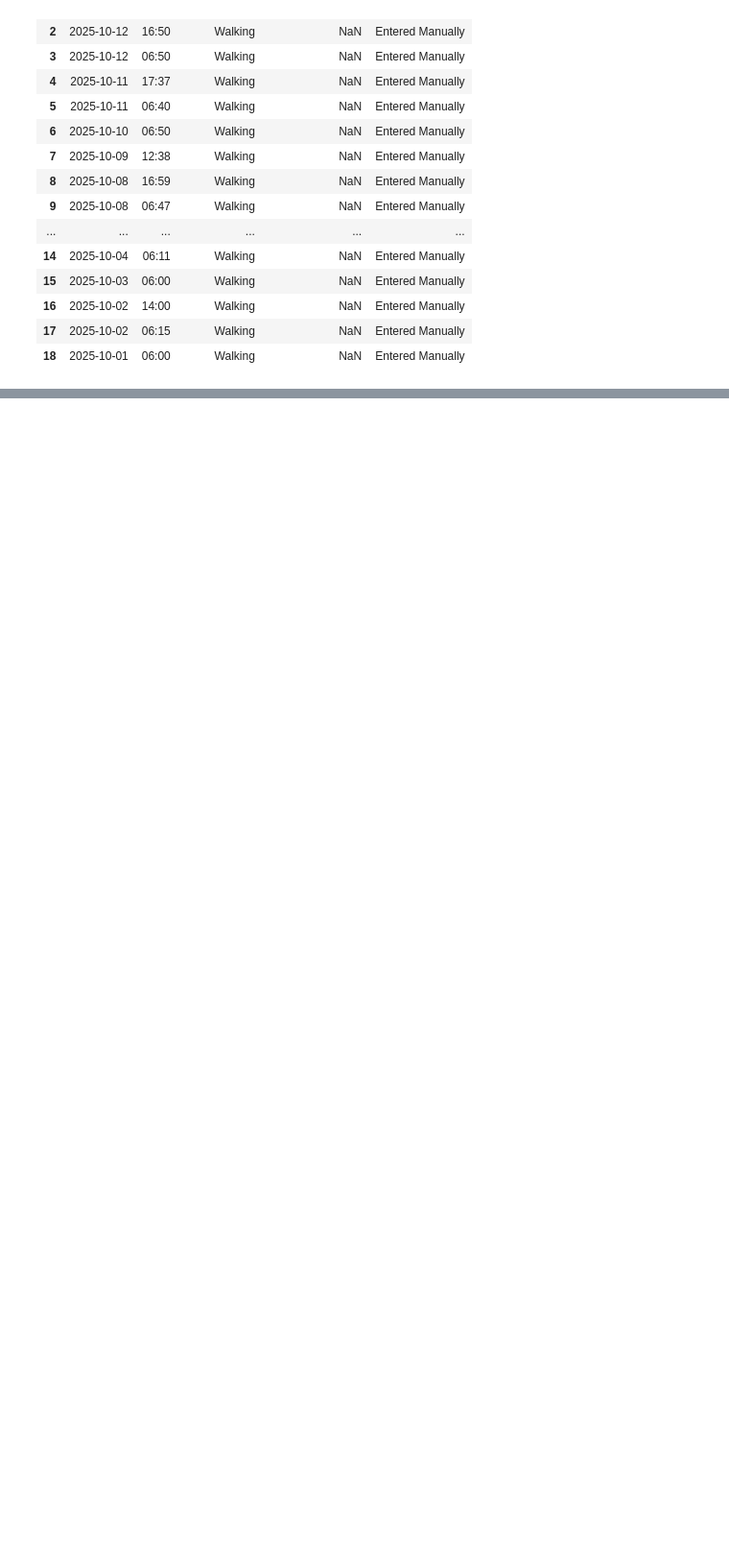
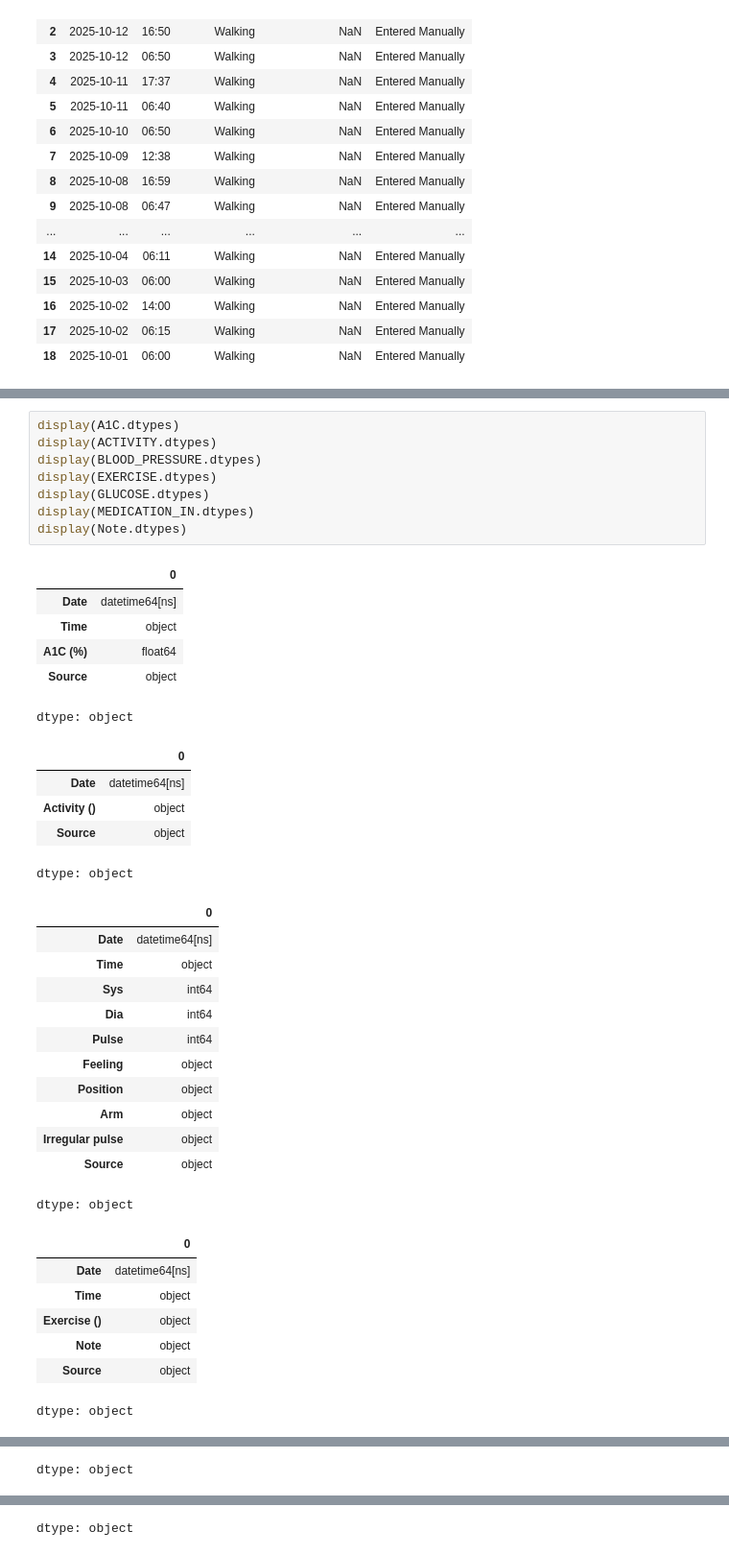
Before and after one commit to Haris-09/DiabetesInsightsAI, a Jupyter notebook: Diabetes_Analysis.ipynb, the cells around one changed output, grey strips where cells are left out. Shown at 96% size. Cells and saved outputs as stored; diff of their text form; blank space fills up the shorter version.

```diff
--- a/Diabetes_Analysis.ipynb
+++ b/Diabetes_Analysis.ipynb
@@ -133,0 +212,39 @@ Note
+# %%
+display(A1C.dtypes)
+display(ACTIVITY.dtypes)
+display(BLOOD_PRESSURE.dtypes)
+display(EXERCISE.dtypes)
+display(GLUCOSE.dtypes)
+display(MEDICATION_IN.dtypes)
+display(Note.dtypes)
+# %% [output]
+|  | 0 |
+| Date | datetime64[ns] |
+| Time | object |
+| A1C (%) | float64 |
+| Source | object |
+dtype: object
+|  | 0 |
+| Date | datetime64[ns] |
+| Activity () | object |
+| Source | object |
+dtype: object
+|  | 0 |
+| Date | datetime64[ns] |
+| Time | object |
+| Sys | int64 |
+| Dia | int64 |
+| Pulse | int64 |
+| Feeling | object |
+| Position | object |
+| Arm | object |
+| Irregular pulse | object |
+| Source | object |
+dtype: object
+|  | 0 |
+| Date | datetime64[ns] |
+| Time | object |
+| Exercise () | object |
+| Note | object |
+| Source | object |
+dtype: object
@@ -133,0 +259 @@ Note
+dtype: object
@@ -133,0 +264 @@ Note
+dtype: object
```
Also changed, not shown: parts of 15 cells of this notebook.
